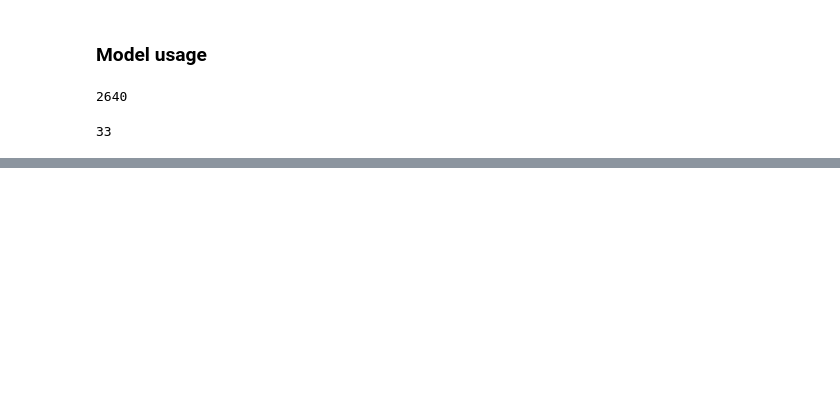
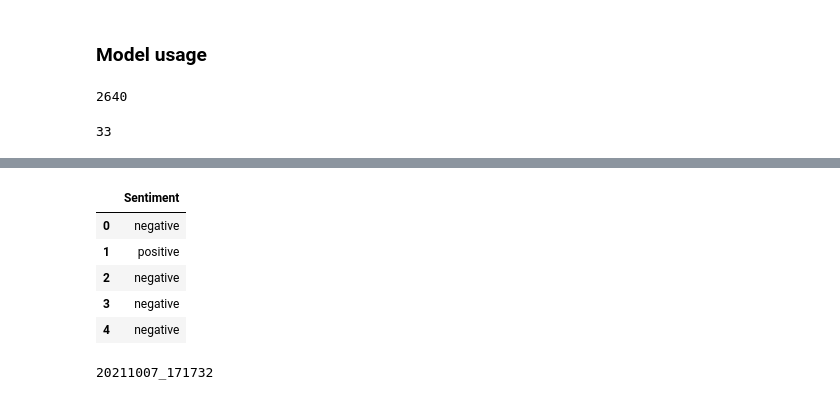
Before and after one commit to sipocz/Twitter-Sentiment-Analysis-AI-Challenge, a Jupyter notebook: Sentiment_Net.ipynb, the cells around one changed output, grey strips where cells are left out. Saved outputs shown, nothing was run; the diff lists cells and outputs as text; code cells hidden in the pictures; blank space fills up the shorter version.

```diff
--- a/Sentiment_Net.ipynb
+++ b/Sentiment_Net.ipynb
@@ -399,0 +456,14 @@ xx=push_sentences(test_df)
+# %%
+def decode(model_out):
+    y=[]
+    for mo in model_out:
+        if mo[0]>mo[1] and mo[0]>mo[2]:
+            o="negative"
+        if mo[1]>mo[0] and mo[1]>mo[2]:
+            o="neutral"
+        if mo[2]>mo[0] and mo[2]>mo[1]:
+            o="positive"
+        y.append(o)
+    return(y)
+# %%
+prediction=decode(test_out)
@@ -399,0 +472,13 @@ xx=push_sentences(test_df)
+# %%
+prediction_df=pd.DataFrame(prediction)
+# %%
+prediction_df.columns=["Sentiment"]
+# %%
+prediction_df.head()
+# %% [output]
+|  | Sentiment |
+| 0 | negative |
+| 1 | positive |
+| 2 | negative |
+| 3 | negative |
+| 4 | negative |
@@ -399,0 +491,4 @@ xx=push_sentences(test_df)
+# %%
+print(a)
+# %% [output]
+20211007_171732
```
Also changed, not shown: parts of 21 cells of this notebook.
